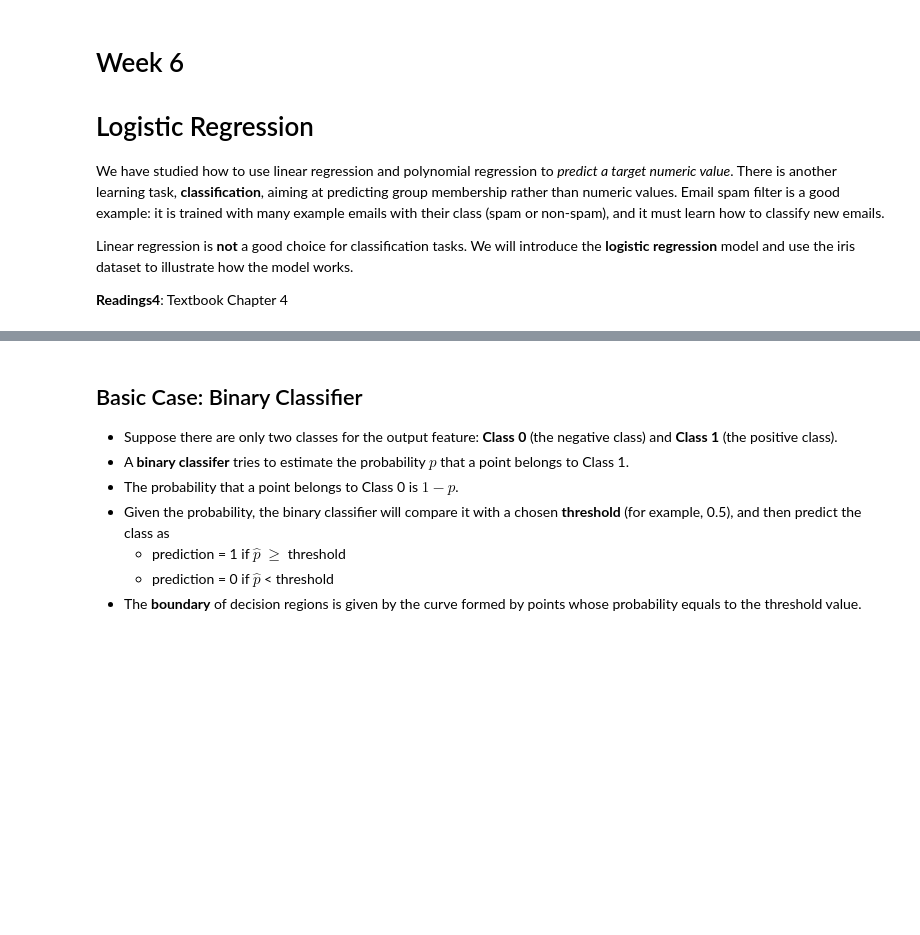
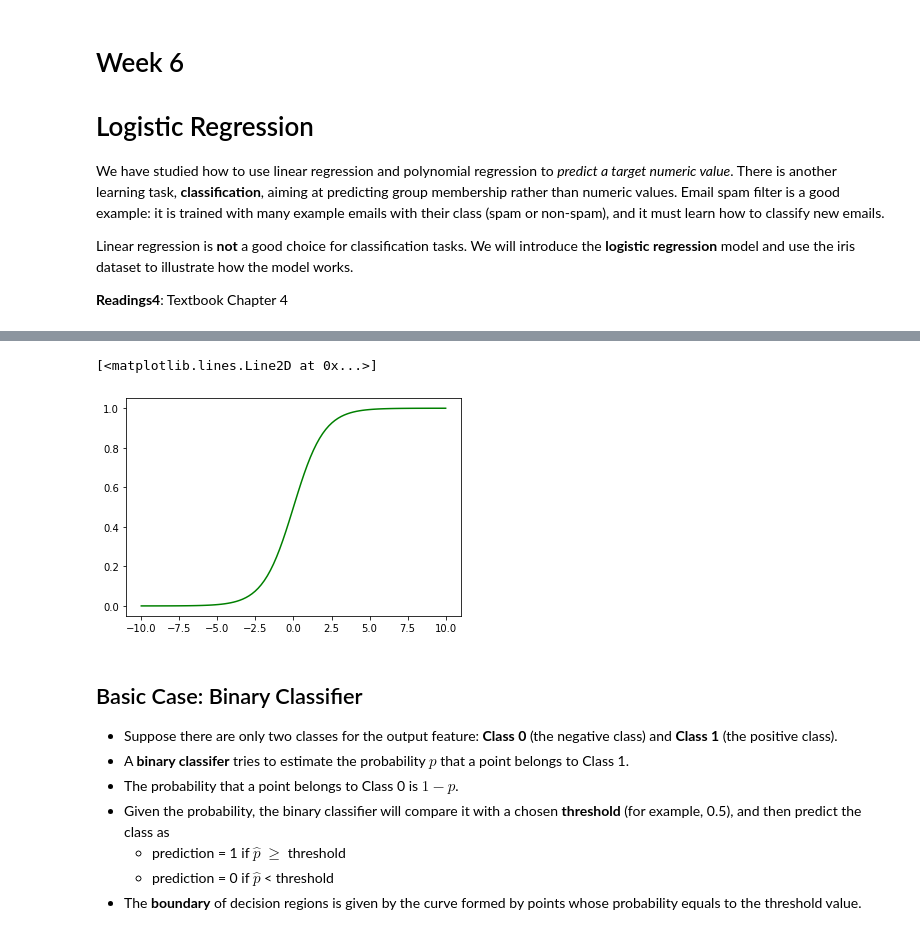
Before and after one commit to ch00226855/CMP414765Fall2022, a Jupyter notebook: Week06_LogisticRegression.ipynb, the cells around one changed output, grey strips where cells are left out. Saved outputs shown, nothing was run; the diff lists cells and outputs as text; code cells hidden in the pictures; blank space fills up the shorter version.

```diff
--- a/Week06_LogisticRegression.ipynb
+++ b/Week06_LogisticRegression.ipynb
@@ -35,6 +35,22 @@ import matplotlib.pyplot as plt
 # Examples of high-variance probability distributions:
 [0.333, 0.333, 0.334] # high variance
 [0.5, 0.5] # high variance
+# %%
+# The core idea of the method is the usage of the logistic function:
+# 1 / (1 + e ** (-x))
+x_coordinates = np.linspace(-10, 10, 100)
+# print(x_coordinates)
+# y_coordinates = []
+# for x in x_coordinates
+#   # do calculation
+#   # append to the y list
+# Alternatively, we can use list comprehension to create y coordinates
+y_coordinates = [1 / (1 + np.exp(-x)) for x in x_coordinates]
+# print(y_coordinates)
+plt.plot(x_coordinates, y_coordinates, 'g-')
+# %% [output]
+[<matplotlib.lines.Line2D at 0x...>]
+[figure, added]
 # %% [markdown]
 ## Basic Case: Binary Classifier
 - Suppose there are only two classes for the output feature: **Class 0** (the negative class) and **Class 1** (the positive class).
```
Also changed, not shown: parts of 18 cells of this notebook.
